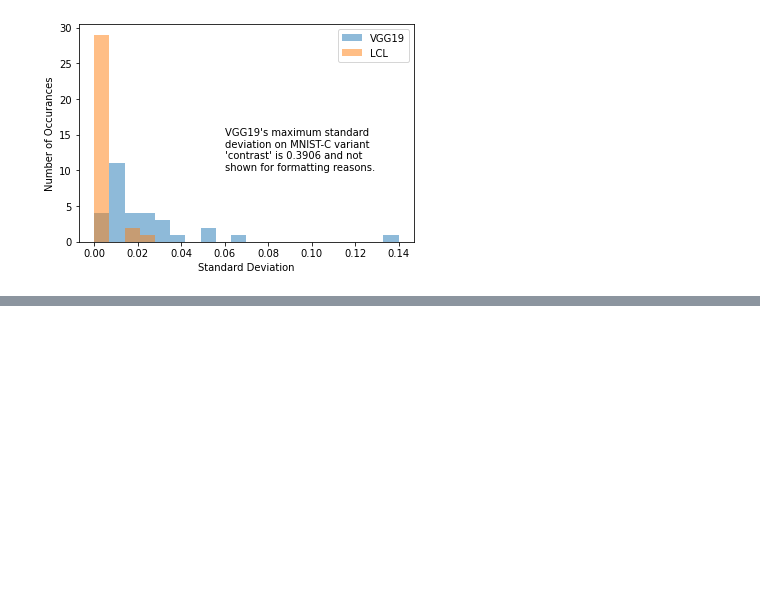
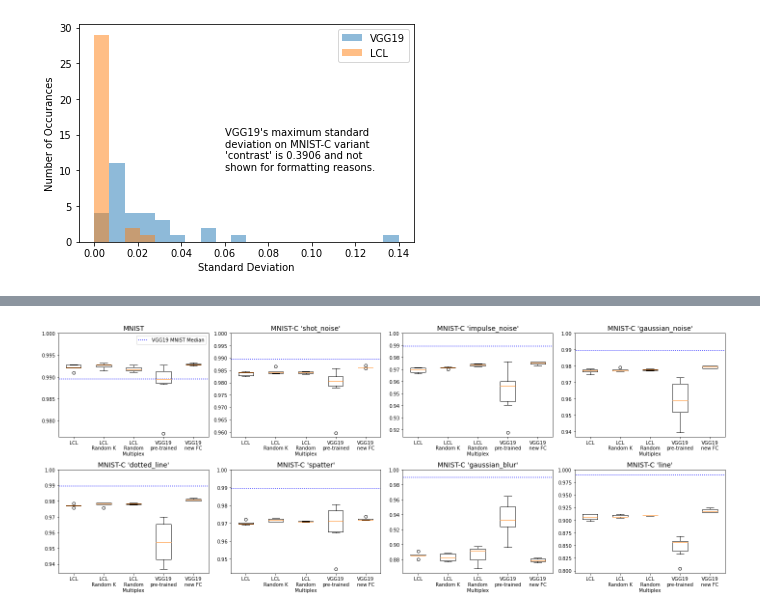
Before and after one commit to edualc/mt_object_recognition, a Jupyter notebook: ExperimentOverview.ipynb, the cells around one changed output, grey strips where cells are left out. Drawn from its saved outputs; the diff is of its cells as text; code cells hidden in the pictures; blank space fills up the shorter version.

Commit message:
update experiment eval notebooks

```diff
--- a/ExperimentOverview.ipynb
+++ b/ExperimentOverview.ipynb
@@ -916,0 +920,5 @@ None
+# %%
+df_as = pd.read_csv('mnist_c__vgg19r_lcl__ablation_study.csv')
+df_as = df_as[df_as.columns[1:]]
+df_as.columns = ['model', 'experiment', 'mnist_c_variant', 'accuracy']
+df_as
@@ -916,0 +939,5 @@ None
+# %%
+df_fc = pd.read_csv('mnist_c__vgg19r_lcl__ablation_study__fc_only.csv')
+df_fc = df_fc[df_fc.columns[1:]]
+df_fc.columns = ['model', 'experiment', 'mnist_c_variant', 'accuracy']
+df_fc
@@ -916,0 +958,6 @@ None
+# %%
+df_ablation = df.append(df_as)
+df_ablation = df_ablation.append(df_fc)
+df_ablation.reset_index(drop=True, inplace=True)
+print(df_ablation.experiment.unique())
+df_ablation.groupby(['experiment']).count()
@@ -916,0 +1010,50 @@ None
+# %%
+import matplotlib.pyplot as plt
+
+plot_size = 4
+font_size = 14
+
+rows = 2
+cols = 4
+
+fig, axs = plt.subplots(rows, cols, figsize=(cols*plot_size/0.8, rows*plot_size))
+
+variants = ['identity', 'jpeg_compression', 'quantize', 'zoom_blur',
+       'speckle_noise', 'shot_noise', 'pixelate', 'brightness', 'saturate',
+       'shear', 'spatter', 'glass_blur', 'gaussian_noise', 'dotted_line',
+       'defocus_blur', 'impulse_noise', 'motion_blur', 'snow', 'scale',
+       'gaussian_blur', 'rotate', 'pessimal_noise', 'fog', 'elastic_transform',
+       'stripe', 'zigzag', 'line', 'frost', 'canny_edges', 'translate',
+       'inverse', 'contrast']
+variants = ['identity', 'shot_noise', 'impulse_noise', 'gaussian_noise', 'dotted_line', 'spatter', 'gaussian_blur', 'line']
+
+for y in range(cols):
+    for x in range(rows):
+        dfix = y+cols*x
+        df_i = df_ablation[df_ablation['mnist_c_variant'] == variants[dfix]]
+
+        vgg19_lcl5 = df_i[df_i['experiment'] == 'vgg19r_lcl5']['accuracy'].to_numpy()
+        vggonly = df_i[df_i['experiment'] == 'vgg19']['accuracy'].to_numpy()
+        vgg19r_fc = df_i[df_i['experiment'] == 'vgg19r_lcl__fc_only']['accuracy'].to_numpy()
+        vgg19r_randomK = df_i[df_i['experiment'] == 'vgg19r_lcl__random_k_change']['accuracy'].to_numpy()
+        vgg19r_randomMultiplex = df_i[df_i['experiment'] == 'vgg19r_lcl__random_multiplex_selection']['accuracy'].to_numpy()
+
+        if variants[dfix] == 'identity':
+            axs[x,y].set_title("MNIST", fontdict={'fontsize': font_size})
+        else:
+            axs[x,y].set_title("MNIST-C '" + variants[dfix] + "'", fontdict={'fontsize': font_size})
+
+        axs[x,y].boxplot([vgg19_lcl5, vgg19r_randomK, vgg19r_randomMultiplex, vggonly, vgg19r_fc], widths=0.5)
+        axs[x,y].set_xticklabels(['LCL', 'LCL\nRandom K', 'LCL\nRandom\nMultiplex', 'VGG19\npre-trained', 'VGG19\nnew FC'])
+
+        locs = [0, 1, 2, 3, 4, 5, 6]
+        axs[x,y].plot(locs, [0.9895 for x in locs], ':b', label='VGG19 MNIST Median')
+
+        axs[x,y].set_ylim(top=1)
+        axs[x,y].set_xlim(0.5, 5.5)
+
+
+axs[0,0].legend()
+plt.tight_layout()
+# %% [output]
+[figure, added]
```
Also changed, not shown: parts of 9 cells of this notebook, 6 other files.
